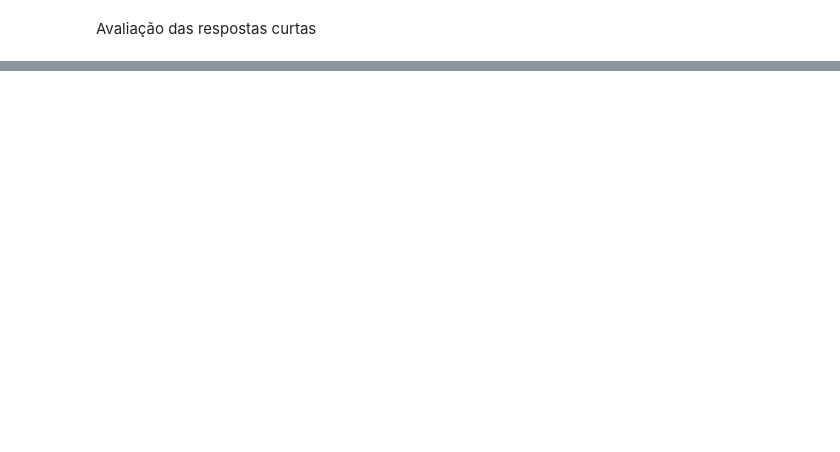
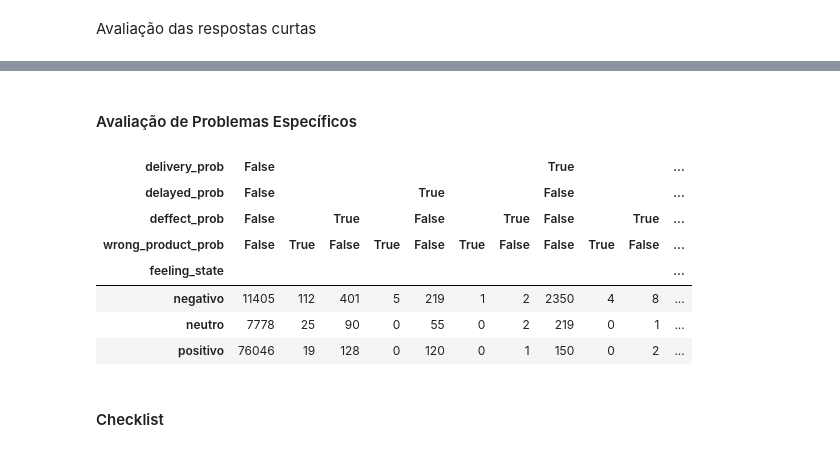
Before and after one commit to rpf991/Ecommerce_Classificador_Sentimentos, a Jupyter notebook: validacao_dados.ipynb, the cells around one changed output, grey strips where cells are left out. Drawn from its saved outputs; the diff is of its cells as text; code cells hidden in the pictures; blank space fills up the shorter version.

```diff
--- a/validacao_dados.ipynb
+++ b/validacao_dados.ipynb
@@ -350,0 +495,9 @@ Avaliação de duplicatas
+# %%
+positive_review = r'\b(ótimo|excelente|perfeito|recomendo|maravilha|amei|adorei|parabéns)\b'
+negative_review = r'\b(não|péssimo|ruim|horrível|defeito|atraso|nunca|quebrado|terrível)\b'
+
+df['has_negative_review'] = df['text_clean'].str.contains(negative_review, case=False)
+df['has_positive_review'] = df['text_clean'].str.contains(positive_review, case=False)
+
+
+pd.crosstab(df['feeling_state'], [df['has_positive_review'], df['has_negative_review']])
@@ -350,0 +575,26 @@ Avaliação de duplicatas
+# %% [markdown]
+#### Avaliação de Problemas Específicos
+# %%
+specific_problems = {
+    "delivery": r"(não recebi|não recebido|não chegou|não foi entregue)",
+    "delayed": r"atras",
+    'deffect': r'defeito|quebrado|danificado',
+    "wrong_product": r'(cor errada|produto errado|tamanho errado)'
+}
+
+for key, value in specific_problems.items():
+    df[f'{key}_prob'] = df['text_clean'].str.contains(value, case=False)
+
+
+pd.crosstab(df['feeling_state'], [df[f'{x}_prob']  for x in specific_problems.keys()])
+# %% [output]
+| delivery_prob | False |  |  |  |  |  |  | True |  |  | ... |
+| delayed_prob | False |  |  |  | True |  |  | False |  |  | ... |
+| deffect_prob | False |  | True |  | False |  | True | False |  | True | ... |
+| wrong_product_prob | False | True | False | True | False | True | False | False | True | False | ... |
+| feeling_state |  |  |  |  |  |  |  |  |  |  | ... |
+| negativo | 11405 | 112 | 401 | 5 | 219 | 1 | 2 | 2350 | 4 | 8 | ... |
+| neutro | 7778 | 25 | 90 | 0 | 55 | 0 | 2 | 219 | 0 | 1 | ... |
+| positivo | 76046 | 19 | 128 | 0 | 120 | 0 | 1 | 150 | 0 | 2 | ... |
+# %% [markdown]
+#### Checklist
```
Also changed, not shown: parts of 37 cells of this notebook.
